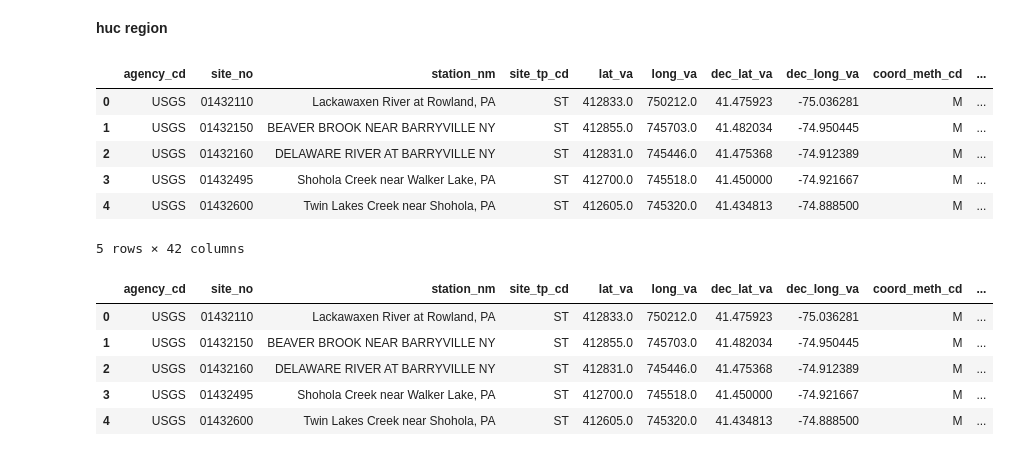
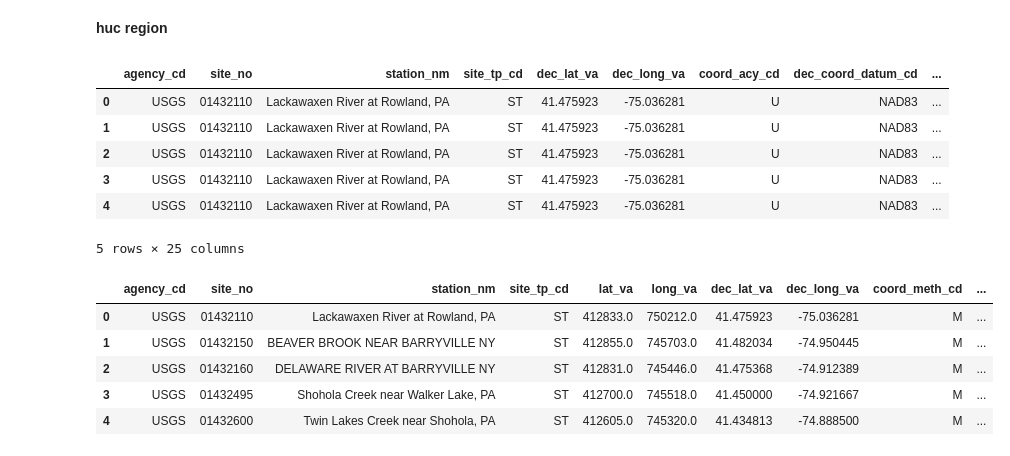
Before and after one commit to pinshuai/jupyter-for-geoscience, a Jupyter notebook: notebooks/USGS_NWIS_data_retrieval-Python.ipynb, the cells around one changed output. Saved outputs shown, nothing was run; the diff lists cells and outputs as text; code cells hidden in the pictures.

Commit message:
updated get_info() for huc download

```diff
--- a/notebooks/USGS_NWIS_data_retrieval-Python.ipynb
+++ b/notebooks/USGS_NWIS_data_retrieval-Python.ipynb
@@ -371,16 +371,20 @@ df[0].head()
 # %%
 huc = '02040104' # only HUC8 or higher is supported?
 
-df = nwis.get_info(huc = huc, parameterCd= para_codes['discharge'])[0]
+# specify "seriesCatalogOutput = True" to return "begin_date", "end_date" and "count_nu"
+# the "count_nu" may not be accurate for some sites
+df = nwis.get_info(huc = huc, parameterCd= para_codes['discharge'],
+                  siteType = 'ST', seriesCatalogOutput = True,
+                  )[0]
 df.head()
 # %% [output]
-|  | agency_cd | site_no | station_nm | site_tp_cd | lat_va | long_va | dec_lat_va | dec_long_va | coord_meth_cd | ... |
-| 0 | USGS | 01432110 | Lackawaxen River at Rowland, PA | ST | 412833.0 | 750212.0 | 41.475923 | -75.036281 | M | ... |
-| 1 | USGS | 01432150 | BEAVER BROOK NEAR BARRYVILLE NY | ST | 412855.0 | 745703.0 | 41.482034 | -74.950445 | M | ... |
-| 2 | USGS | 01432160 | DELAWARE RIVER AT BARRYVILLE NY | ST | 412831.0 | 745446.0 | 41.475368 | -74.912389 | M | ... |
-| 3 | USGS | 01432495 | Shohola Creek near Walker Lake, PA | ST | 412700.0 | 745518.0 | 41.450000 | -74.921667 | M | ... |
-| 4 | USGS | 01432600 | Twin Lakes Creek near Shohola, PA | ST | 412605.0 | 745320.0 | 41.434813 | -74.888500 | M | ... |
+|  | agency_cd | site_no | station_nm | site_tp_cd | dec_lat_va | dec_long_va | coord_acy_cd | dec_coord_datum_cd | ... |
+| 0 | USGS | 01432110 | Lackawaxen River at Rowland, PA | ST | 41.475923 | -75.036281 | U | NAD83 | ... |
+| 1 | USGS | 01432110 | Lackawaxen River at Rowland, PA | ST | 41.475923 | -75.036281 | U | NAD83 | ... |
+| 2 | USGS | 01432110 | Lackawaxen River at Rowland, PA | ST | 41.475923 | -75.036281 | U | NAD83 | ... |
+| 3 | USGS | 01432110 | Lackawaxen River at Rowland, PA | ST | 41.475923 | -75.036281 | U | NAD83 | ... |
+| 4 | USGS | 01432110 | Lackawaxen River at Rowland, PA | ST | 41.475923 | -75.036281 | U | NAD83 | ... |
-5 rows × 42 columns
+5 rows × 25 columns
 # %%
 df.drop_duplicates(subset=['dec_lat_va', 'dec_long_va'], inplace = True)
 # %%
```
